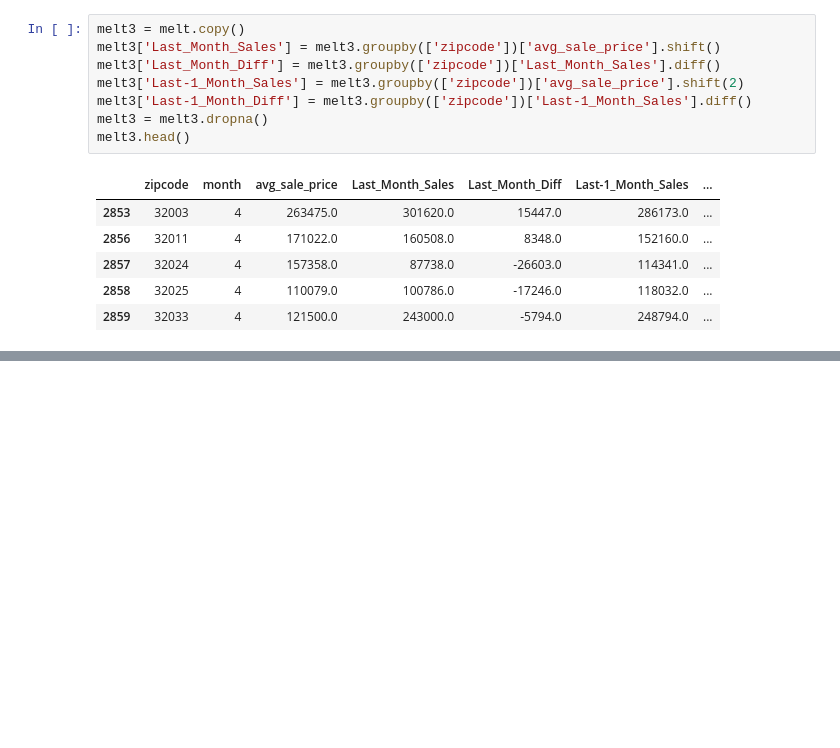
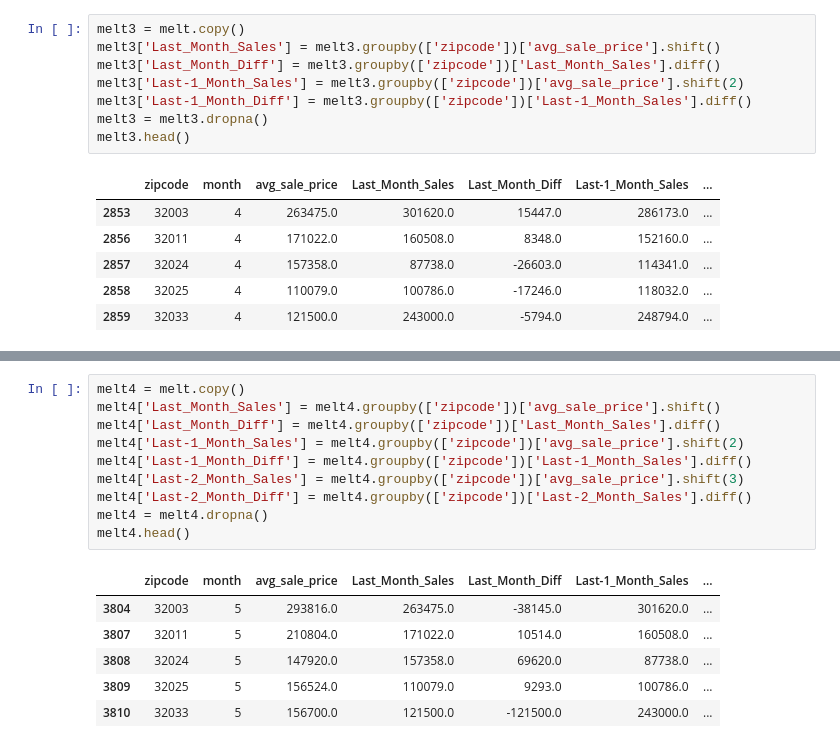
Before and after one commit to FinalProject-2021/Housing_Valuation, a Jupyter notebook: ML_model_K.ipynb, the cells around one changed output, grey strips where cells are left out. Cells and saved outputs as stored; diff of their text form; blank space fills up the shorter version.

```diff
--- a/ML_model_K.ipynb
+++ b/ML_model_K.ipynb
@@ -175,0 +170,17 @@ melt3.head()
+# %%
+melt4 = melt.copy()
+melt4['Last_Month_Sales'] = melt4.groupby(['zipcode'])['avg_sale_price'].shift()
+melt4['Last_Month_Diff'] = melt4.groupby(['zipcode'])['Last_Month_Sales'].diff()
+melt4['Last-1_Month_Sales'] = melt4.groupby(['zipcode'])['avg_sale_price'].shift(2)
+melt4['Last-1_Month_Diff'] = melt4.groupby(['zipcode'])['Last-1_Month_Sales'].diff()
+melt4['Last-2_Month_Sales'] = melt4.groupby(['zipcode'])['avg_sale_price'].shift(3)
+melt4['Last-2_Month_Diff'] = melt4.groupby(['zipcode'])['Last-2_Month_Sales'].diff()
+melt4 = melt4.dropna()
+melt4.head()
+# %% [output]
+|  | zipcode | month | avg_sale_price | Last_Month_Sales | Last_Month_Diff | Last-1_Month_Sales | ... |
+| 3804 | 32003 | 5 | 293816.0 | 263475.0 | -38145.0 | 301620.0 | ... |
+| 3807 | 32011 | 5 | 210804.0 | 171022.0 | 10514.0 | 160508.0 | ... |
+| 3808 | 32024 | 5 | 147920.0 | 157358.0 | 69620.0 | 87738.0 | ... |
+| 3809 | 32025 | 5 | 156524.0 | 110079.0 | 9293.0 | 100786.0 | ... |
+| 3810 | 32033 | 5 | 156700.0 | 121500.0 | -121500.0 | 243000.0 | ... |
```
Also changed, not shown: parts of 11 cells of this notebook.
